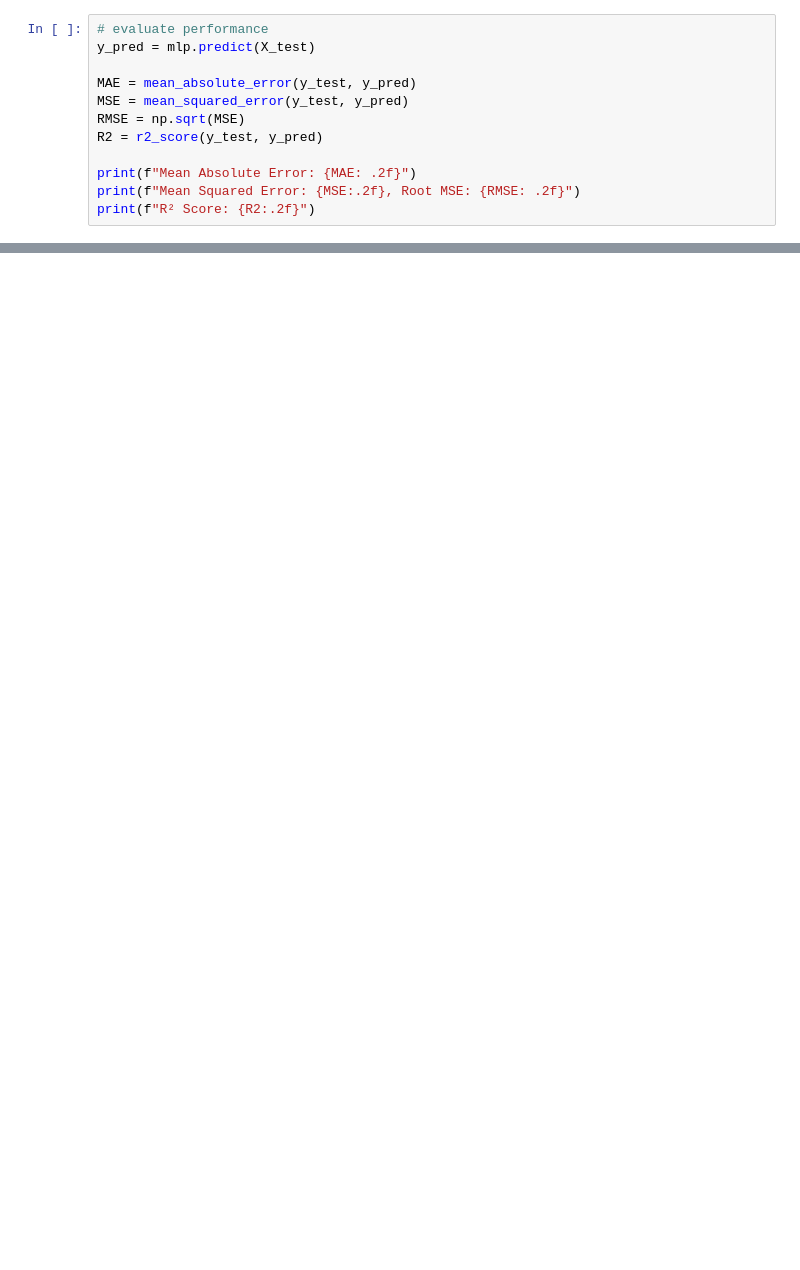
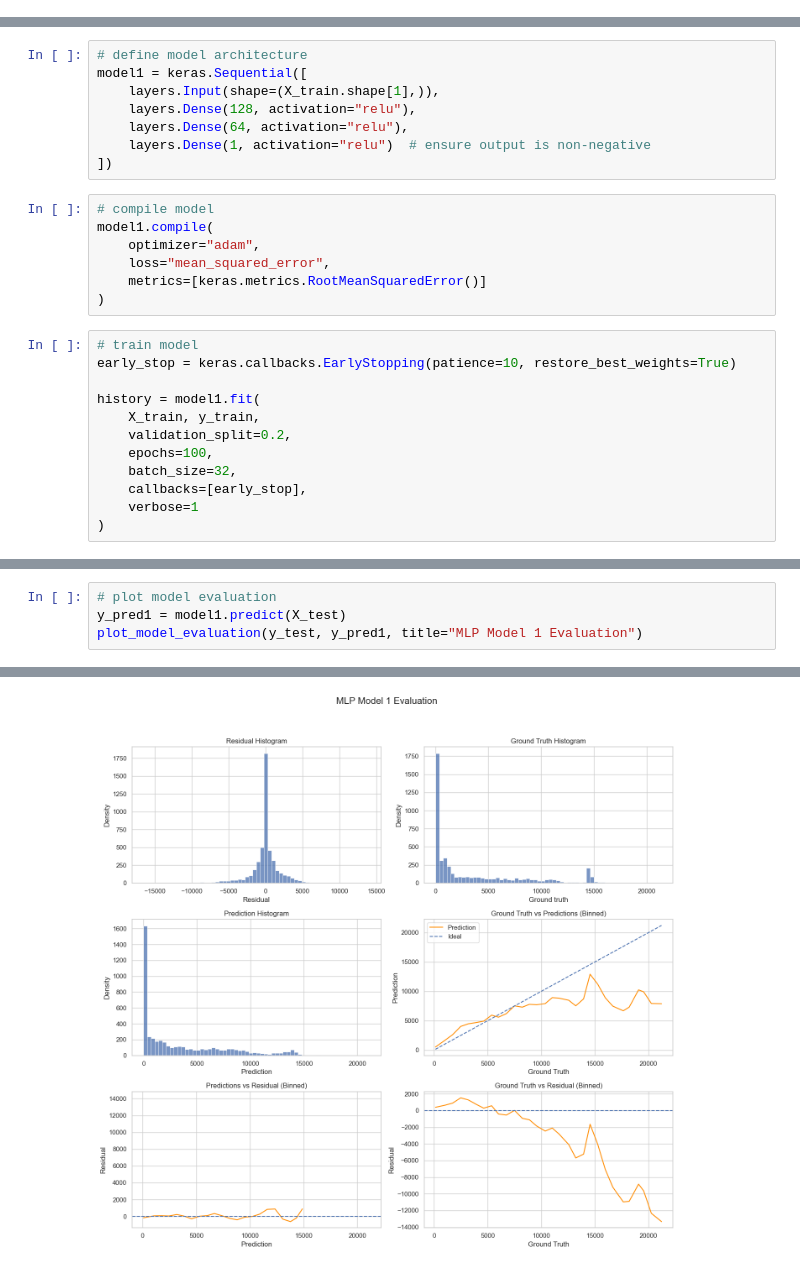
Before and after one commit to brianna404/BA_SpaceDebrisLifetimePrediction, a Jupyter notebook: Code/LifetimePrediction3_MLP.ipynb, the cells around one changed output, grey strips where cells are left out. Drawn from its saved outputs; the diff is of its cells as text; blank space fills up the shorter version.

Commit message:
[ModelTraining]-created basic RF and MLP models with evaluations

```diff
--- a/Code/LifetimePrediction3_MLP.ipynb
+++ b/Code/LifetimePrediction3_MLP.ipynb
@@ -47,12 +23,0 @@ MLPRegressor(early_stopping=True, hidden_layer_sizes=(100, 50),
-# %%
-# evaluate performance
-y_pred = mlp.predict(X_test)
-
-MAE = mean_absolute_error(y_test, y_pred)
-MSE = mean_squared_error(y_test, y_pred)
-RMSE = np.sqrt(MSE)
-R2 = r2_score(y_test, y_pred)
-
-print(f"Mean Absolute Error: {MAE: .2f}")
-print(f"Mean Squared Error: {MSE:.2f}, Root MSE: {RMSE: .2f}")
-print(f"R² Score: {R2:.2f}")
@@ -71,0 +99,27 @@ plt.show()
+# %%
+# define model architecture
+model1 = keras.Sequential([
+    layers.Input(shape=(X_train.shape[1],)),
+    layers.Dense(128, activation="relu"),
+    layers.Dense(64, activation="relu"),
+    layers.Dense(1, activation="relu")  # ensure output is non-negative
+])
+# %%
+# compile model
+model1.compile(
+    optimizer="adam",
+    loss="mean_squared_error",
+    metrics=[keras.metrics.RootMeanSquaredError()]
+)
+# %%
+# train model
+early_stop = keras.callbacks.EarlyStopping(patience=10, restore_best_weights=True)
+
+history = model1.fit(
+    X_train, y_train,
+    validation_split=0.2,
+    epochs=100,
+    batch_size=32,
+    callbacks=[early_stop],
+    verbose=1
+)
@@ -71,0 +151,5 @@ plt.show()
+# %%
+# plot model evaluation
+y_pred1 = model1.predict(X_test)
+plot_model_evaluation(y_test, y_pred1, title="MLP Model 1 Evaluation")
+# %% [output]
@@ -71,0 +157 @@ plt.show()
+[figure, added]
```
Also changed, not shown: parts of 15 cells of this notebook, 24 other files.
